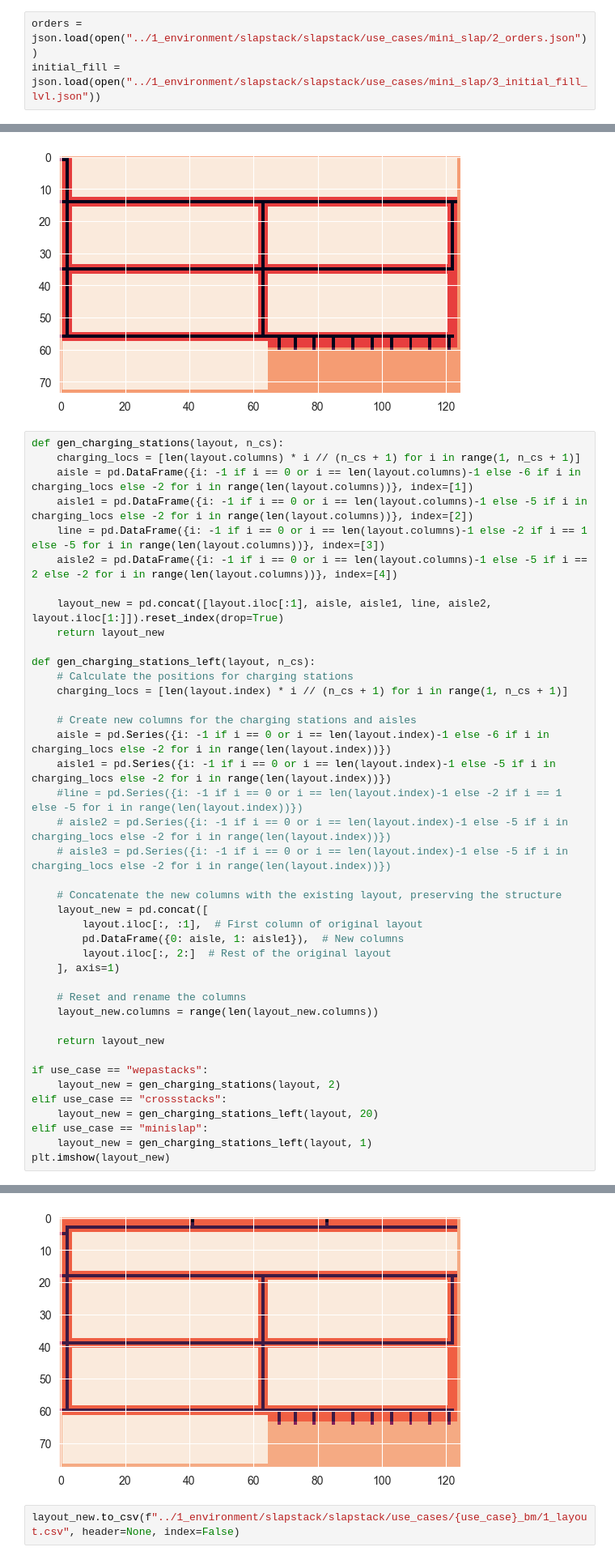
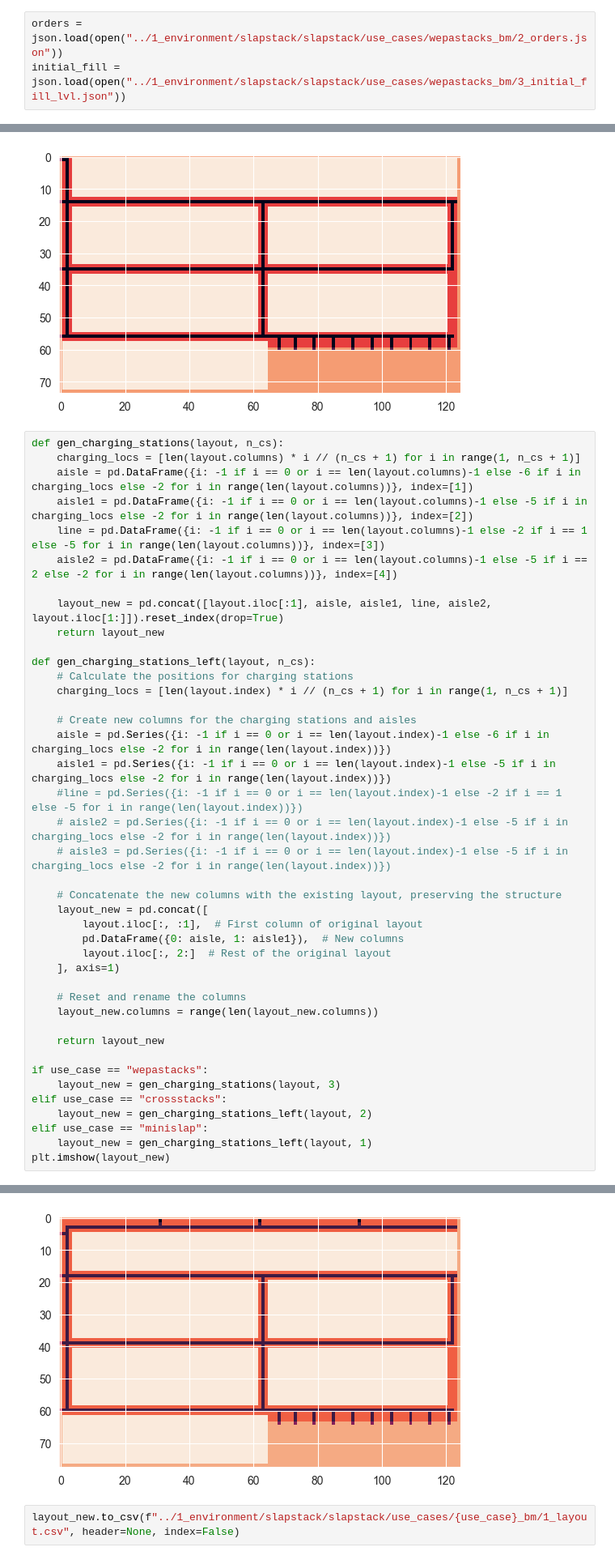
Before and after one commit to j4n1k/slapstack-battery-management, a Jupyter notebook: experiments/layout.ipynb, the cells around one changed output, grey strips where cells are left out. Shown at 81% size. Drawn from its saved outputs; the diff is of its cells as text.

```diff
--- a/experiments/layout.ipynb
+++ b/experiments/layout.ipynb
@@ -179,3 +9,3 @@ queue_factor
 # %%
-orders = json.load(open("../1_environment/slapstack/slapstack/use_cases/mini_slap/2_orders.json"))
-initial_fill = json.load(open("../1_environment/slapstack/slapstack/use_cases/mini_slap/3_initial_fill_lvl.json"))
+orders = json.load(open("../1_environment/slapstack/slapstack/use_cases/wepastacks_bm/2_orders.json"))
+initial_fill = json.load(open("../1_environment/slapstack/slapstack/use_cases/wepastacks_bm/3_initial_fill_lvl.json"))
@@ -600,36 +516,36 @@ def gen_charging_stations(layout, n_cs):
 def gen_charging_stations_left(layout, n_cs):
     # Calculate the positions for charging stations
     charging_locs = [len(layout.index) * i // (n_cs + 1) for i in range(1, n_cs + 1)]
 
     # Create new columns for the charging stations and aisles
     aisle = pd.Series({i: -1 if i == 0 or i == len(layout.index)-1 else -6 if i in charging_locs else -2 for i in range(len(layout.index))})
     aisle1 = pd.Series({i: -1 if i == 0 or i == len(layout.index)-1 else -5 if i in charging_locs else -2 for i in range(len(layout.index))})
     #line = pd.Series({i: -1 if i == 0 or i == len(layout.index)-1 else -2 if i == 1 else -5 for i in range(len(layout.index))})
     # aisle2 = pd.Series({i: -1 if i == 0 or i == len(layout.index)-1 else -5 if i in charging_locs else -2 for i in range(len(layout.index))})
     # aisle3 = pd.Series({i: -1 if i == 0 or i == len(layout.index)-1 else -5 if i in charging_locs else -2 for i in range(len(layout.index))})
 
     # Concatenate the new columns with the existing layout, preserving the structure
     layout_new = pd.concat([
         layout.iloc[:, :1],  # First column of original layout
         pd.DataFrame({0: aisle, 1: aisle1}),  # New columns
         layout.iloc[:, 2:]  # Rest of the original layout
     ], axis=1)
 
     # Reset and rename the columns
     layout_new.columns = range(len(layout_new.columns))
 
     return layout_new
 
 if use_case == "wepastacks":
-    layout_new = gen_charging_stations(layout, 2)
+    layout_new = gen_charging_stations(layout, 3)
 elif use_case == "crossstacks":
-    layout_new = gen_charging_stations_left(layout, 20)
+    layout_new = gen_charging_stations_left(layout, 2)
 elif use_case == "minislap":
     layout_new = gen_charging_stations_left(layout, 1)
 plt.imshow(layout_new)
 # %% [output]
 <matplotlib.image.AxesImage at 0x...>
-[figure, old version]
+[figure, new version]
 # %%
 layout_new.to_csv(f"../1_environment/slapstack/slapstack/use_cases/{use_case}_bm/1_layout.csv", header=None, index=False)
 # %%
```
Also changed, not shown: parts of 18 cells of this notebook, 18 other files.
